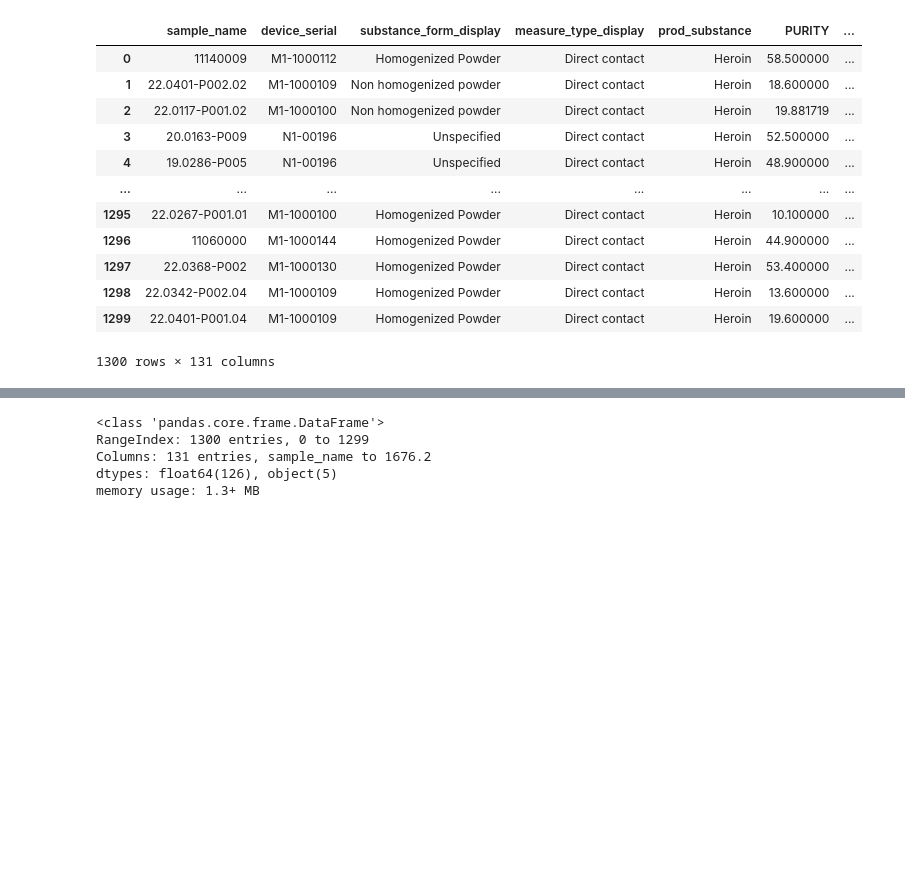
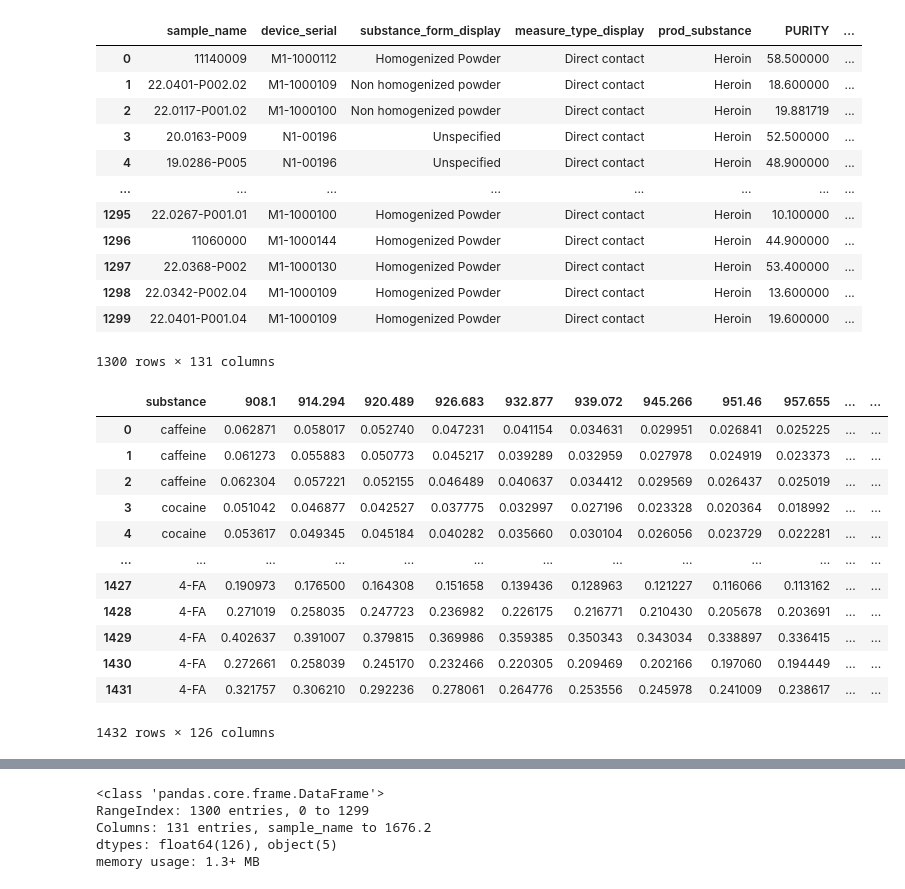
Before and after one commit to eferrer11/ML-project-heroin, a Jupyter notebook: main_exploration.ipynb, the cells around one changed output, grey strips where cells are left out. Saved outputs shown, nothing was run; the diff lists cells and outputs as text; code cells hidden in the pictures; blank space fills up the shorter version.

```diff
--- a/main_exploration.ipynb
+++ b/main_exploration.ipynb
@@ -20,3 +20,20 @@ data
 | 1298 | 22.0342-P002.04 | M1-1000109 | Homogenized Powder | Direct contact | Heroin | 13.600000 | ... |
 | 1299 | 22.0401-P001.04 | M1-1000109 | Homogenized Powder | Direct contact | Heroin | 19.600000 | ... |
 1300 rows × 131 columns
+# %%
+substances_pure = pd.read_csv("./substances.csv")
+substances_pure
+# %% [output]
+|  | substance | 908.1 | 914.294 | 920.489 | 926.683 | 932.877 | 939.072 | 945.266 | 951.46 | 957.655 | ... | ... |
+| 0 | caffeine | 0.062871 | 0.058017 | 0.052740 | 0.047231 | 0.041154 | 0.034631 | 0.029951 | 0.026841 | 0.025225 | ... | ... |
+| 1 | caffeine | 0.061273 | 0.055883 | 0.050773 | 0.045217 | 0.039289 | 0.032959 | 0.027978 | 0.024919 | 0.023373 | ... | ... |
+| 2 | caffeine | 0.062304 | 0.057221 | 0.052155 | 0.046489 | 0.040637 | 0.034412 | 0.029569 | 0.026437 | 0.025019 | ... | ... |
+| 3 | cocaine | 0.051042 | 0.046877 | 0.042527 | 0.037775 | 0.032997 | 0.027196 | 0.023328 | 0.020364 | 0.018992 | ... | ... |
+| 4 | cocaine | 0.053617 | 0.049345 | 0.045184 | 0.040282 | 0.035660 | 0.030104 | 0.026056 | 0.023729 | 0.022281 | ... | ... |
+| ... | ... | ... | ... | ... | ... | ... | ... | ... | ... | ... | ... | ... |
+| 1427 | 4-FA | 0.190973 | 0.176500 | 0.164308 | 0.151658 | 0.139436 | 0.128963 | 0.121227 | 0.116066 | 0.113162 | ... | ... |
+| 1428 | 4-FA | 0.271019 | 0.258035 | 0.247723 | 0.236982 | 0.226175 | 0.216771 | 0.210430 | 0.205678 | 0.203691 | ... | ... |
+| 1429 | 4-FA | 0.402637 | 0.391007 | 0.379815 | 0.369986 | 0.359385 | 0.350343 | 0.343034 | 0.338897 | 0.336415 | ... | ... |
+| 1430 | 4-FA | 0.272661 | 0.258039 | 0.245170 | 0.232466 | 0.220305 | 0.209469 | 0.202166 | 0.197060 | 0.194449 | ... | ... |
+| 1431 | 4-FA | 0.321757 | 0.306210 | 0.292236 | 0.278061 | 0.264776 | 0.253556 | 0.245978 | 0.241009 | 0.238617 | ... | ... |
+1432 rows × 126 columns
```
Also changed, not shown: parts of 5 cells of this notebook, 2 other files.
